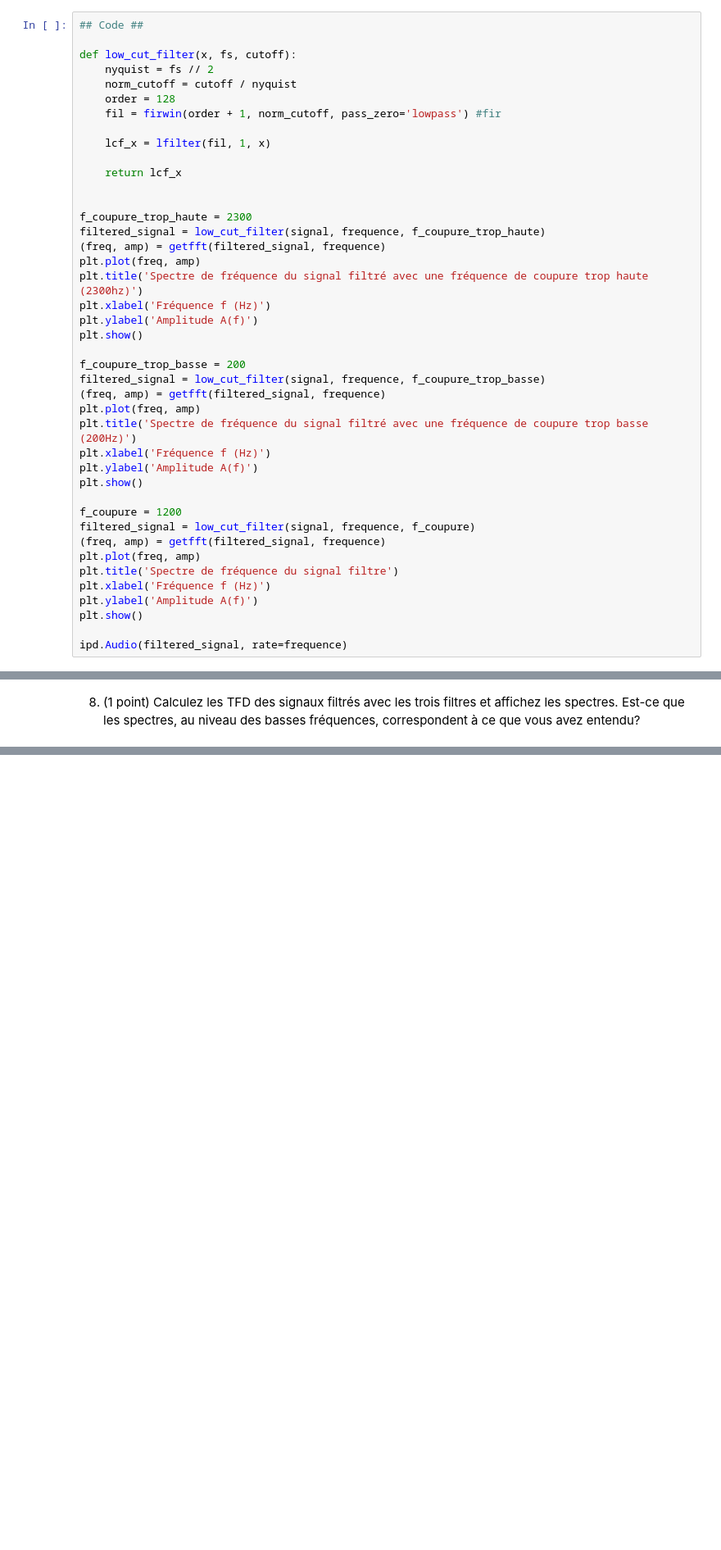
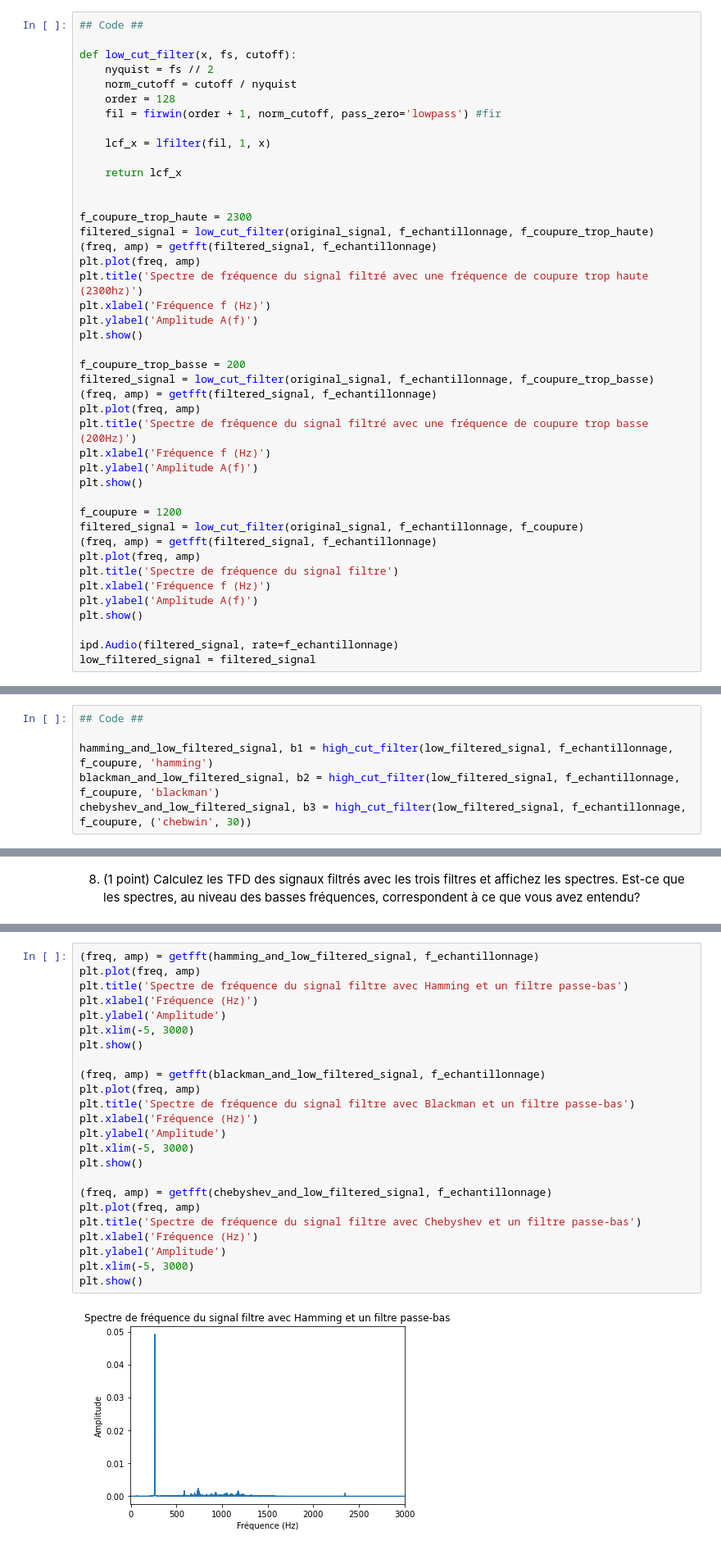
Before and after one commit to treque/imageprocessing, a Jupyter notebook: tp1/lab1_fr.ipynb, the cells around one changed output, grey strips where cells are left out. Shown at 82% size. Cells and saved outputs as stored; diff of their text form; blank space fills up the shorter version.

```diff
--- a/tp1/lab1_fr.ipynb
+++ b/tp1/lab1_fr.ipynb
@@ -513,8 +513,8 @@ def low_cut_filter(x, fs, cutoff):
 
 
 f_coupure_trop_haute = 2300
-filtered_signal = low_cut_filter(signal, frequence, f_coupure_trop_haute)
-(freq, amp) = getfft(filtered_signal, frequence)
+filtered_signal = low_cut_filter(original_signal, f_echantillonnage, f_coupure_trop_haute)
+(freq, amp) = getfft(filtered_signal, f_echantillonnage)
 plt.plot(freq, amp)
 plt.title('Spectre de fréquence du signal filtré avec une fréquence de coupure trop haute (2300hz)')
 plt.xlabel('Fréquence f (Hz)')
@@ -522,8 +522,8 @@ plt.ylabel('Amplitude A(f)')
 plt.show()
 
 f_coupure_trop_basse = 200
-filtered_signal = low_cut_filter(signal, frequence, f_coupure_trop_basse)
-(freq, amp) = getfft(filtered_signal, frequence)
+filtered_signal = low_cut_filter(original_signal, f_echantillonnage, f_coupure_trop_basse)
+(freq, amp) = getfft(filtered_signal, f_echantillonnage)
 plt.plot(freq, amp)
 plt.title('Spectre de fréquence du signal filtré avec une fréquence de coupure trop basse (200Hz)')
 plt.xlabel('Fréquence f (Hz)')
@@ -531,15 +531,16 @@ plt.ylabel('Amplitude A(f)')
 plt.show()
 
 f_coupure = 1200
-filtered_signal = low_cut_filter(signal, frequence, f_coupure)
-(freq, amp) = getfft(filtered_signal, frequence)
+filtered_signal = low_cut_filter(original_signal, f_echantillonnage, f_coupure)
+(freq, amp) = getfft(filtered_signal, f_echantillonnage)
 plt.plot(freq, amp)
 plt.title('Spectre de fréquence du signal filtre')
 plt.xlabel('Fréquence f (Hz)')
 plt.ylabel('Amplitude A(f)')
 plt.show()
 
-ipd.Audio(filtered_signal, rate=frequence)
+ipd.Audio(filtered_signal, rate=f_echantillonnage)
+low_filtered_signal = filtered_signal
 # %% [output]
 [figure]
 [figure]
@@ -603,0 +624,6 @@ plt.axvline(freq_coupure, color='r', linewidth=2)
+# %%
+## Code ##
+
+hamming_and_low_filtered_signal, b1 = high_cut_filter(low_filtered_signal, f_echantillonnage, f_coupure, 'hamming')
+blackman_and_low_filtered_signal, b2 = high_cut_filter(low_filtered_signal, f_echantillonnage, f_coupure, 'blackman')
+chebyshev_and_low_filtered_signal, b3 = high_cut_filter(low_filtered_signal, f_echantillonnage, f_coupure, ('chebwin', 30))
@@ -607,0 +656,26 @@ plt.axvline(freq_coupure, color='r', linewidth=2)
+# %%
+(freq, amp) = getfft(hamming_and_low_filtered_signal, f_echantillonnage)
+plt.plot(freq, amp)
+plt.title('Spectre de fréquence du signal filtre avec Hamming et un filtre passe-bas')
+plt.xlabel('Fréquence (Hz)')
+plt.ylabel('Amplitude')
+plt.xlim(-5, 3000)
+plt.show()
+
+(freq, amp) = getfft(blackman_and_low_filtered_signal, f_echantillonnage)
+plt.plot(freq, amp)
+plt.title('Spectre de fréquence du signal filtre avec Blackman et un filtre passe-bas')
+plt.xlabel('Fréquence (Hz)')
+plt.ylabel('Amplitude')
+plt.xlim(-5, 3000)
+plt.show()
+
+(freq, amp) = getfft(chebyshev_and_low_filtered_signal, f_echantillonnage)
+plt.plot(freq, amp)
+plt.title('Spectre de fréquence du signal filtre avec Chebyshev et un filtre passe-bas')
+plt.xlabel('Fréquence (Hz)')
+plt.ylabel('Amplitude')
+plt.xlim(-5, 3000)
+plt.show()
+# %% [output]
+[figure, added]
```
Also changed, not shown: parts of 17 cells of this notebook, 1 other file.
